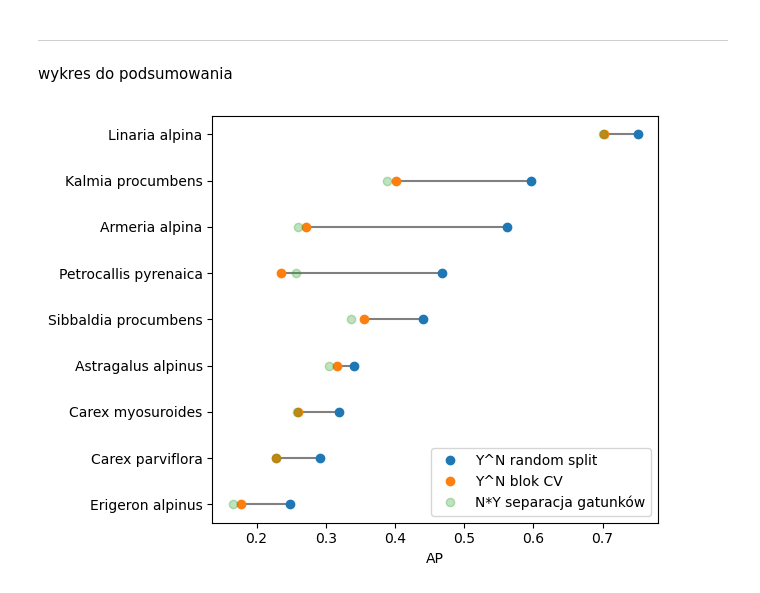
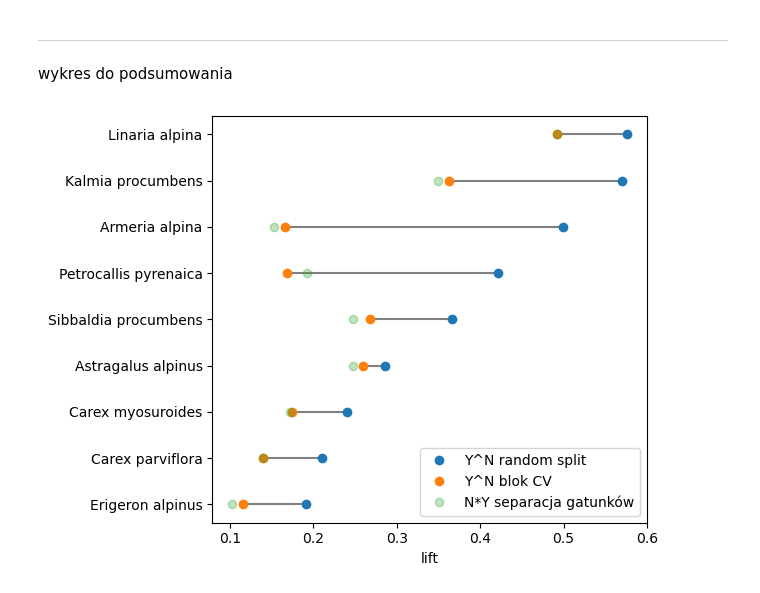
Before and after one commit to Kajsyr/Tatrzanskie-modelowanie, a Jupyter notebook: 02_Learning.ipynb, the cells around one changed output. Drawn from its saved outputs; the diff is of its cells as text; code cells hidden in the pictures.

```diff
--- a/02_Learning.ipynb
+++ b/02_Learning.ipynb
@@ -646,17 +646,19 @@ wykres do podsumowania
 # %%
 import pandas as pd, matplotlib.pyplot as plt, numpy as np
 
 a = pd.read_csv("signal1.csv").set_index("species")
 b = pd.read_csv("signal_block.csv").set_index("species").loc[a.index]
 c = pd.read_csv("signal_sep.csv").set_index("species").loc[a.index]
 
-order = a["avg_prec"].sort_values().index
+by = "lift"
+order = a[by].sort_values().index
 y = np.arange(len(order))
 
-plt.hlines(y, b.loc[order, "avg_prec"], a.loc[order, "avg_prec"], color="gray")
-plt.plot(a.loc[order, "avg_prec"], y, "o", label="Y^N random split")
-plt.plot(b.loc[order, "avg_prec"], y, "o", label="Y^N blok CV")
-plt.plot(c.loc[order, "avg_prec"], y, "o", label="N*Y separacja gatunków", alpha=0.3)
-plt.yticks(y, order); plt.xlabel("AP"); plt.legend(); plt.tight_layout(); plt.show()
+
+plt.hlines(y, b.loc[order, by], a.loc[order, by], color="gray")
+plt.plot(a.loc[order, by], y, "o", label="Y^N random split")
+plt.plot(b.loc[order, by], y, "o", label="Y^N blok CV")
+plt.plot(c.loc[order, by], y, "o", label="N*Y separacja gatunków", alpha=0.3)
+plt.yticks(y, order); plt.xlabel(by); plt.legend(); plt.tight_layout(); plt.show()
 # %% [output]
-[figure, old version]
+[figure, new version]
```
Also changed, not shown: 2 other files.
